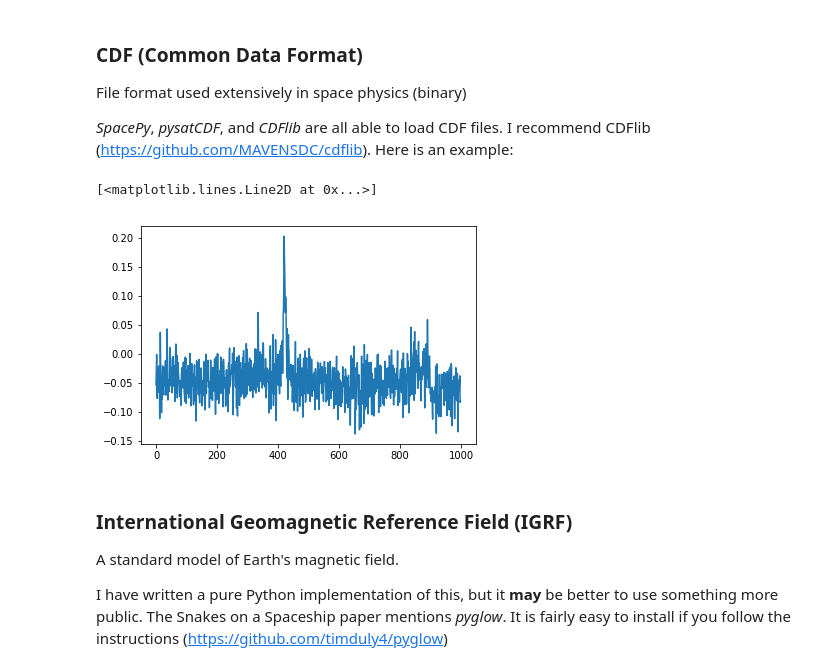
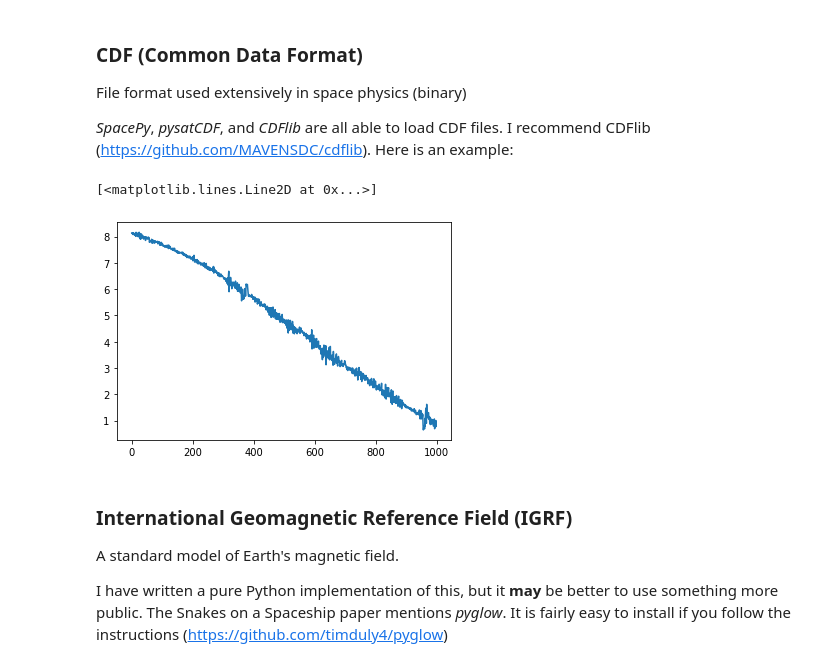
Before and after one commit to klaundal/spacepython_notebook, a Jupyter notebook: spacepython.ipynb, the cells around one changed output. Cells and saved outputs as stored; diff of their text form; code cells hidden in the pictures.

```diff
--- a/spacepython.ipynb
+++ b/spacepython.ipynb
@@ -518,17 +518,17 @@ File format used extensively in space physics (binary)
 # %%
 import cdflib
 
 # load a datafile containing 50Hz magnetic field measurements from Swarm
 # downloaded from swarm-diss.eo.esa.int
-swarm_B_data = cdflib.CDF('./SW_OPER_MAGA_HR_1B_20150328T000000_20150328T235959_0505_MDR_MAG_HR.cdf')
+swarm_B_data = cdflib.CDF('./SW_OPER_MAGB_LR_1B_20140424T000000_20140424T235959_0505_MDR_MAG_LR.cdf')
 B_vectors = swarm_B_data.varget('B_NEC') # (has shape N x 3)
 B_east = B_vectors[:, 1].flatten() # eastward component
 
 # plot the time derivative (first difference) of the last 1000 elements
 plt.plot(np.diff( B_east[-1000:] ))
 # %% [output]
 [<matplotlib.lines.Line2D at 0x...>]
-[figure, old version]
+[figure, new version]
 # %% [markdown]
 ### International Geomagnetic Reference Field (IGRF)
 A standard model of Earth's magnetic field.
```
Also changed, not shown: parts of 11 cells of this notebook, 1 other file.
